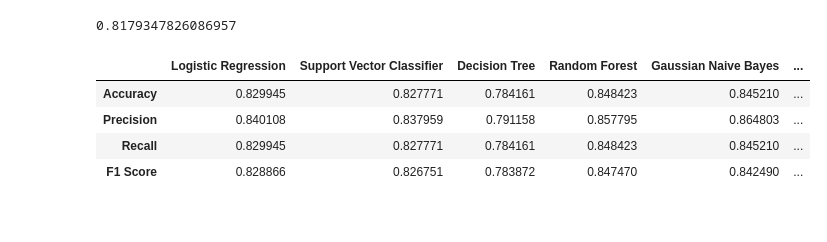
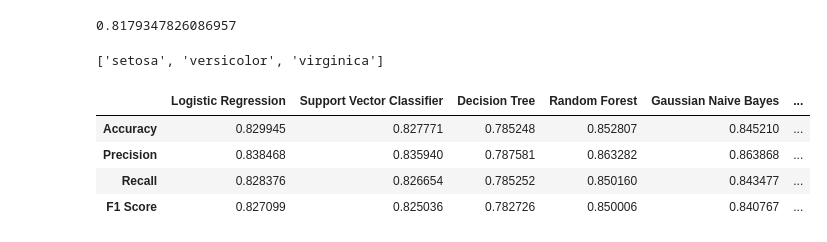
Before and after one commit to hugomdm/Adaboost_ADSL, a Jupyter notebook: code/Adaboost_MultiClass.ipynb, the cells around one changed output. Cells and saved outputs as stored; diff of their text form; code cells hidden in the pictures.

Commit message:
test and data processing

```diff
--- a/code/Adaboost_MultiClass.ipynb
+++ b/code/Adaboost_MultiClass.ipynb
@@ -211,6 +584,14 @@ class BinaryClassAdaboost():
         eps = np.sum(w_ind_err)
 
         return eps
+
+    def get_params(self, deep=True):
+        return {'n_estimators': self.n_estimators}
+
+    def set_params(self, **parameters):
+        for parameter, value in parameters.items():
+            setattr(self, parameter, value)
+        return self
 # %%
 model = BinaryClassAdaboost(50)
 model.fit(X_train, y_train)
@@ -553,20 +778,31 @@ accuracy_score(y_test, y_pred)
 ## Explore Weak Learner (use different weak learners or with different parameters)
 # %%
 ## Explore Number of Trees
+# %%
+from sklearn.datasets import load_wine
+data = load_iris()
+list(data.target_names)
+# %% [output]
+['setosa', 'versicolor', 'virginica']
+# %%
+X = data.data
+# %%
+y = data.target
 # %%
 ##Comparing with other algo
 
 # Define dictionary with performance metrics
 
-scores = ['accuracy','precision_weighted','recall_weighted','f1_weighted',]
+scores = ['accuracy','precision_macro','recall_macro','f1_macro',]
 # Instantiate the machine learning classifiers
 log_model = LogisticRegression(max_iter=10000)
 svc_model = LinearSVC(dual=False)
 dtr_model = DecisionTreeClassifier()
 rfc_model = RandomForestClassifier()
 gnb_model = GaussianNB()
-ada_model = AdaBoostClassifier()
-#my_ada_model = MultiClassAdaBoost(100, 0.001)
+ada_model = AdaBoostClassifier(DecisionTreeClassifier(max_depth=4))
+my_ada_model = BinaryClassAdaboost(100)
+
 
 
 # Define the models evaluation function
@@ -586,55 +822,60 @@ def models_evaluation(X, labels, folds):
     rfc = cross_validate(rfc_model, X, labels, cv=folds, scoring=scores)
     gnb = cross_validate(gnb_model, X, labels, cv=folds, scoring=scores)
     ada = cross_validate(ada_model, X, labels, cv=folds, scoring=scores)
-    #my_ada = cross_validate(my_ada_model, X, labels, cv=folds, scoring=scores)
+    my_ada = cross_validate(my_ada_model, X, labels, cv=folds, scoring=scores)
 
 
     # Create a data frame with the models perfoamnce metrics scores
     models_scores_table = pd.DataFrame({'Logistic Regression':[log['test_accuracy'].mean(),
-                                                               log['test_precision_weighted'].mean(),
-                                                               log['test_recall_weighted'].mean(),
-                                                               log['test_f1_weighted'].mean()],
+                                                               log['test_precision_macro'].mean(),
+                                                               log['test_recall_macro'].mean(),
+                                                               log['test_f1_macro'].mean()],
 
                                       'Support Vector Classifier':[svc['test_accuracy'].mean(),
-                                                                   svc['test_precision_weighted'].mean(),
-                                                                   svc['test_recall_weighted'].mean(),
-                                                                   svc['test_f1_weighted'].mean()],
+                                                                   svc['test_precision_macro'].mean(),
+                                                                   svc['test_recall_macro'].mean(),
+                                                                   svc['test_f1_macro'].mean()],
 
                                       'Decision Tree':[dtr['test_accuracy'].mean(),
-                                                       dtr['test_precision_weighted'].mean(),
-                                                       dtr['test_recall_weighted'].mean(),
-                                                       dtr['test_f1_weighted'].mean()],
+                                                       dtr['test_precision_macro'].mean(),
+                                                       dtr['test_recall_macro'].mean(),
+                                                       dtr['test_f1_macro'].mean()],
 
                                       'Random Forest':[rfc['test_accuracy'].mean(),
-                                                       rfc['test_precision_weighted'].mean(),
-                                                       rfc['test_recall_weighted'].mean(),
-                                                       rfc['test_f1_weighted'].mean()],
+                                                       rfc['test_precision_macro'].mean(),
+                                                       rfc['test_recall_macro'].mean(),
+                                                       rfc['test_f1_macro'].mean()],
 
                                       'Gaussian Naive Bayes':[gnb['test_accuracy'].mean(),
-                                                              gnb['test_precision_weighted'].mean(),
-                                                              gnb['test_recall_weighted'].mean(),
-                                                              gnb['test_f1_weighted'].mean()],
+                                                              gnb['test_precision_macro'].mean(),
+                                                              gnb['test_recall_macro'].mean(),
+                                                              gnb['test_f1_macro'].mean()],
 
 
                                        'Adaboost Classifier':[ada['test_accuracy'].mean(),
-                                                              ada['test_precision_weighted'].mean(),
-                                                              ada['test_recall_weighted'].mean(),
-                                                              ada['test_f1_weighted'].mean()]
+                                                              ada['test_precision_macro'].mean(),
+                                                              ada['test_recall_macro'].mean(),
+                                                              ada['test_f1_macro'].mean()],
+
+                                        'My Adaboost Classifier':[my_ada['test_accuracy'].mean(),
+                                                              my_ada['test_precision_macro'].mean(),
+                                                              my_ada['test_recall_macro'].mean(),
+                                                              my_ada['test_f1_macro'].mean()]
                                        },
 
                                       index=['Accuracy', 'Precision', 'Recall', 'F1 Score'])
 
     # Add 'Best Score' column
     models_scores_table['Best Score'] = models_scores_table.idxmax(axis=1)
 
     # Return models performance metrics scores data frame
     return(models_scores_table)
 
 # Run models_evaluation function
 models_evaluation(X, y, 10)
 # %% [output]
 |  | Logistic Regression | Support Vector Classifier | Decision Tree | Random Forest | Gaussian Naive Bayes | ... |
-| Accuracy | 0.829945 | 0.827771 | 0.784161 | 0.848423 | 0.845210 | ... |
-| Precision | 0.840108 | 0.837959 | 0.791158 | 0.857795 | 0.864803 | ... |
-| Recall | 0.829945 | 0.827771 | 0.784161 | 0.848423 | 0.845210 | ... |
-| F1 Score | 0.828866 | 0.826751 | 0.783872 | 0.847470 | 0.842490 | ... |
+| Accuracy | 0.829945 | 0.827771 | 0.785248 | 0.852807 | 0.845210 | ... |
+| Precision | 0.838468 | 0.835940 | 0.787581 | 0.863282 | 0.863868 | ... |
+| Recall | 0.828376 | 0.826654 | 0.785252 | 0.850160 | 0.843477 | ... |
+| F1 Score | 0.827099 | 0.825036 | 0.782726 | 0.850006 | 0.840767 | ... |
```
Also changed, not shown: parts of 47 cells of this notebook, 6 other files.
